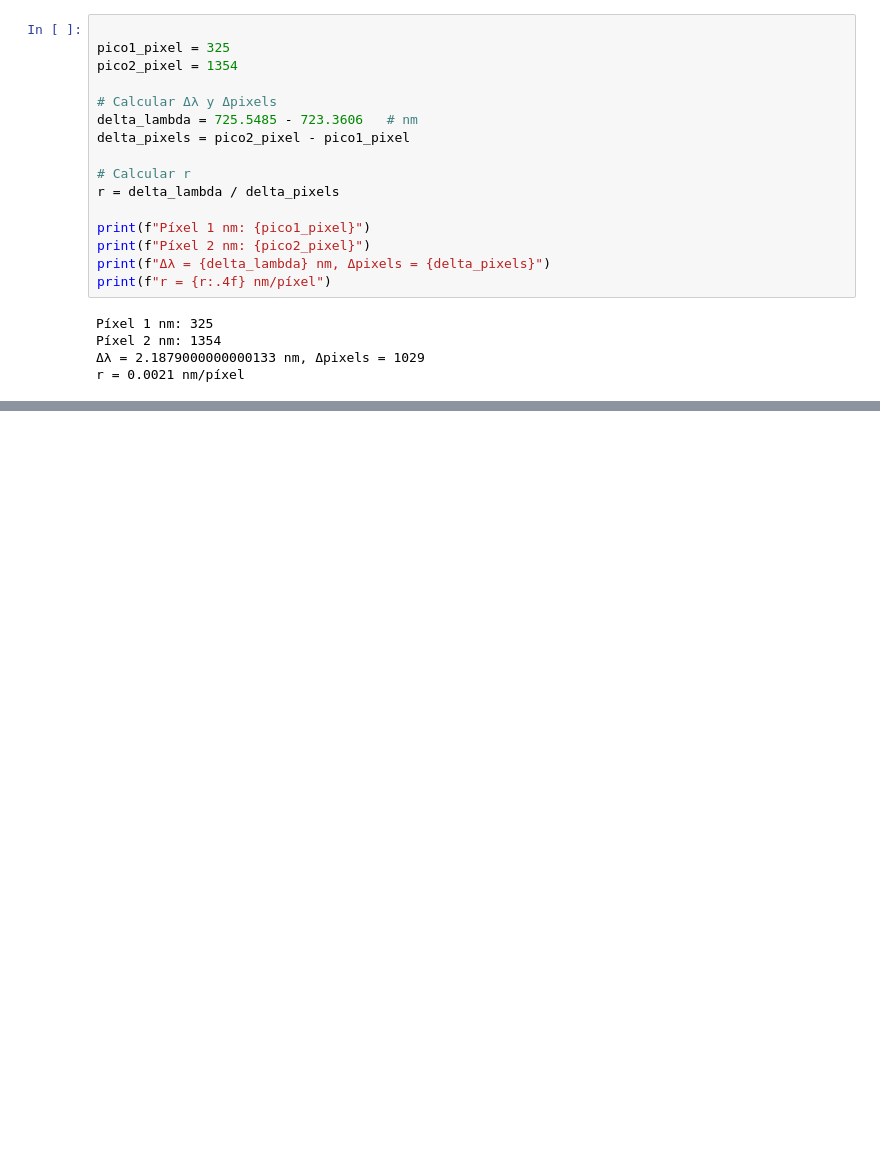
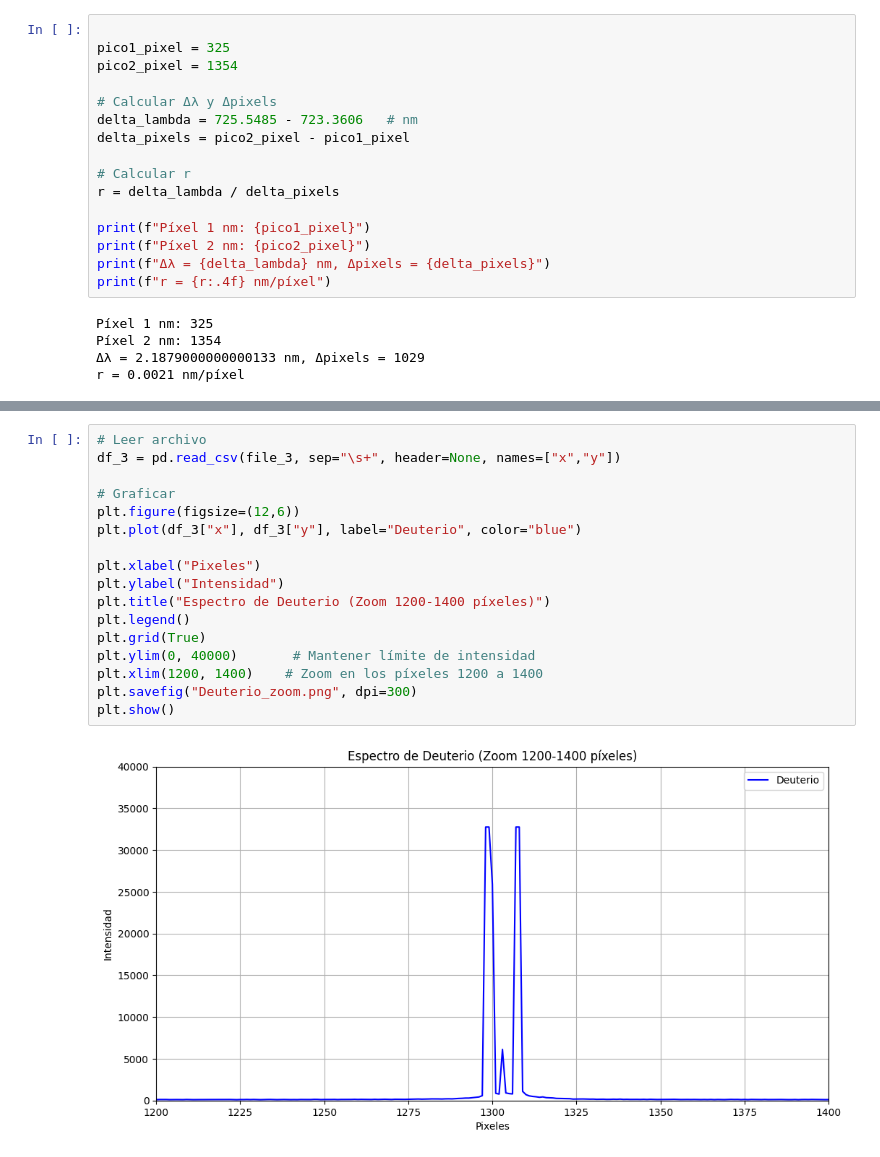
Before and after one commit to KateT840/Lab_moderna_con_Emma, a Jupyter notebook: Lab4/Laboratorio_zeeman.ipynb, the cells around one changed output, grey strips where cells are left out. Drawn from its saved outputs; the diff is of its cells as text; blank space fills up the shorter version.

```diff
--- a/Lab4/Laboratorio_zeeman.ipynb
+++ b/Lab4/Laboratorio_zeeman.ipynb
@@ -135,0 +151,19 @@ plt.show()
+# %%
+# Leer archivo
+df_3 = pd.read_csv(file_3, sep="\s+", header=None, names=["x","y"])
+
+# Graficar
+plt.figure(figsize=(12,6))
+plt.plot(df_3["x"], df_3["y"], label="Deuterio", color="blue")
+
+plt.xlabel("Pixeles")
+plt.ylabel("Intensidad")
+plt.title("Espectro de Deuterio (Zoom 1200-1400 píxeles)")
+plt.legend()
+plt.grid(True)
+plt.ylim(0, 40000)       # Mantener límite de intensidad
+plt.xlim(1200, 1400)    # Zoom en los píxeles 1200 a 1400
+plt.savefig("Deuterio_zoom.png", dpi=300)
+plt.show()
+# %% [output]
+[figure, added]
```
Also changed, not shown: parts of 3 cells of this notebook.
